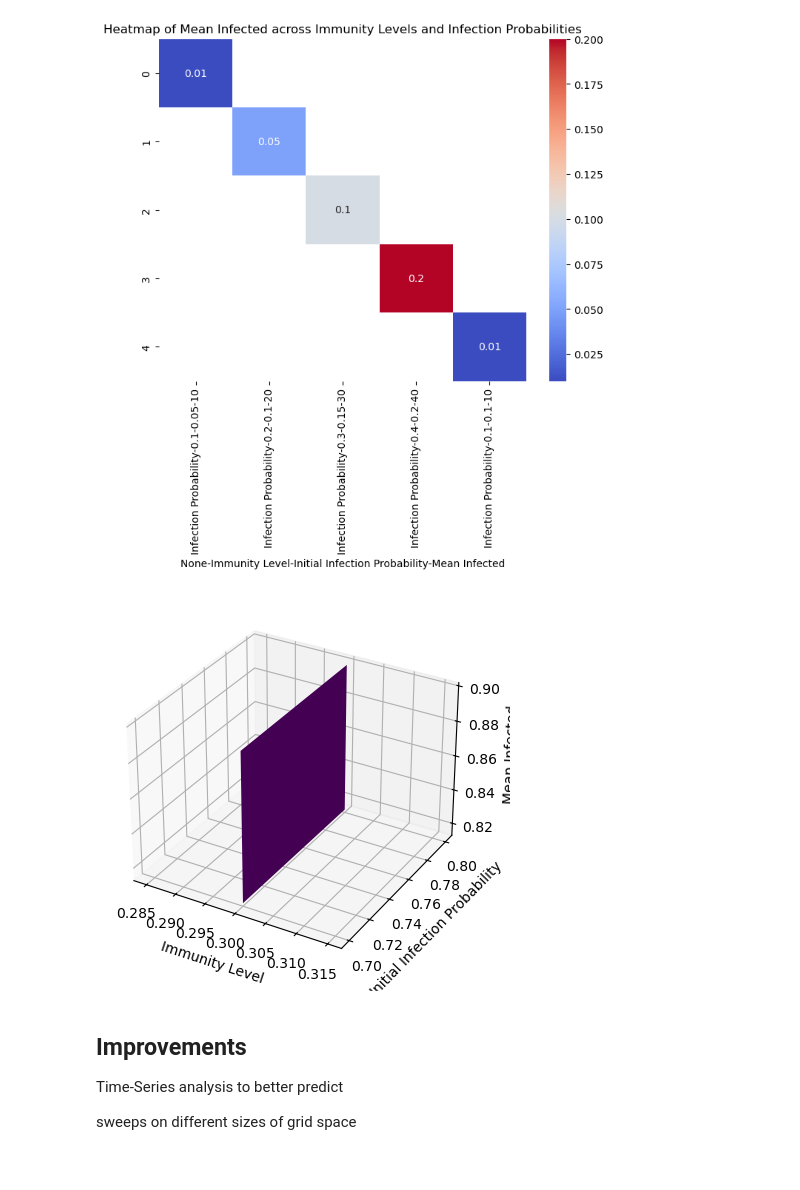
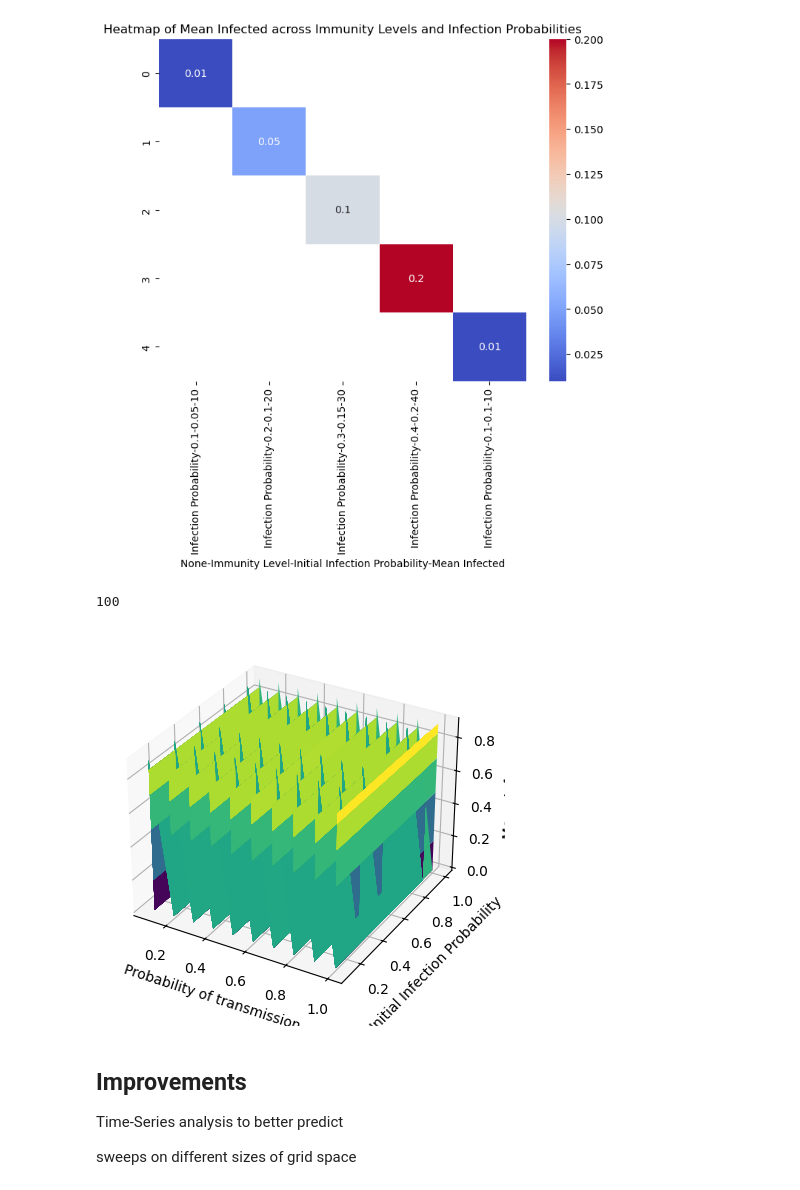
Before and after one commit to ashcansingh/MATH3024-Disease-Model, a Jupyter notebook: Project.ipynb, the cells around one changed output. Drawn from its saved outputs; the diff is of its cells as text; code cells hidden in the pictures.

Commit message:
making results

```diff
--- a/Project.ipynb
+++ b/Project.ipynb
@@ -215,7 +226,7 @@ def visualise_grid(infection_mask):
 ### 2.5 Main Control Functions
 The `day` function simulates a single day in the model by calculating the current infection statistics (infected vs. safe individuals) and updating the grid based on the day's dynamics. It generates a visual representation of the grid if `show` is set to `True`, with colours representing the infection status of individuals. Finally, the function returns the proportion of infected individuals in the population.
 # %%
-def day(frame, grid, show = False):
+def day(frame, grid, show = False, ax = None):
     infection_mask = np.zeros((ROWS, COLS), dtype=int)
     safe_count = 0
     infected_count = 0
@@ -623,28 +877,55 @@ plt.title('Heatmap of Mean Infected across Immunity Levels and Infection Probabi
 plt.show()
 # %% [output]
 [figure]
+# %%
+results = []
+
+for run_count, vals in all_results[immunity][initial_prob_infect][prob_transm].items():
+    means, std_devs = vals
+
+    results.append(means)
+
+    # Generate an array of x values corresponding to the indices of the lists
+    x = np.arange(1, len(means) + 1)
+
+    # Plot the mean values
+    # plt.plot(x, means, label=f'Run {run_count}', linestyle='-')
+
+    # Plot the standard deviation as a shaded area
+    # plt.fill_between(x, means - std_devs, means + std_devs, alpha=0.2)
+
+ensemble_mean = np.mean(results, axis = 0)
+ensemble_std = np.std(results, axis = 0)
+
+predicted_convergence = np.mean(ensemble_mean[-185:-1])
+# %%
+len(initial_infection_prob)
+# %% [output]
+100
 # %%
-immunity = np.array([0.3, 0.3])
-initial_infection_prob = np.array([0.7, 0.8])
+probs = [0.1, 0.2, 0.3, 0.4, 0.5, 0.6, 0.7, 0.8, 0.9, 1]
 
-X, Y = np.meshgrid(immunity, initial_infection_prob)
+prob_transmission = np.array(probs * 10)
+initial_infection_prob = np.array([x for x in probs for _ in range(10)])
+
+X, Y = np.meshgrid(initial_infection_prob, prob_transmission)
 # Z = np.array([[10, 15, 20, 25], [12, 17, 22, 28], [14, 19, 24, 30]])
 # print(np.average(ensemble_runs[0][0.3][0.7][0][-51:-1]))
-Z = np.array([[0.814526492123963, 0.9]])
+Z = np.array([convergence_vals(ensemble_runs)[0:100]])
 
 fig = plt.figure()
 ax = fig.add_subplot(111, projection='3d')
 
 # Create surface plot
 ax.plot_surface(X, Y, Z, cmap='viridis')
 
-ax.set_xlabel('Immunity Level')
+ax.set_xlabel('Probability of transmission')
 ax.set_ylabel('Initial Infection Probability')
 ax.set_zlabel('Mean Infected')
 
 plt.show()
 # %% [output]
-[figure, old version]
+[figure, new version]
 # %% [markdown]
 ## Improvements
 
```
Also changed, not shown: parts of 20 cells of this notebook.
